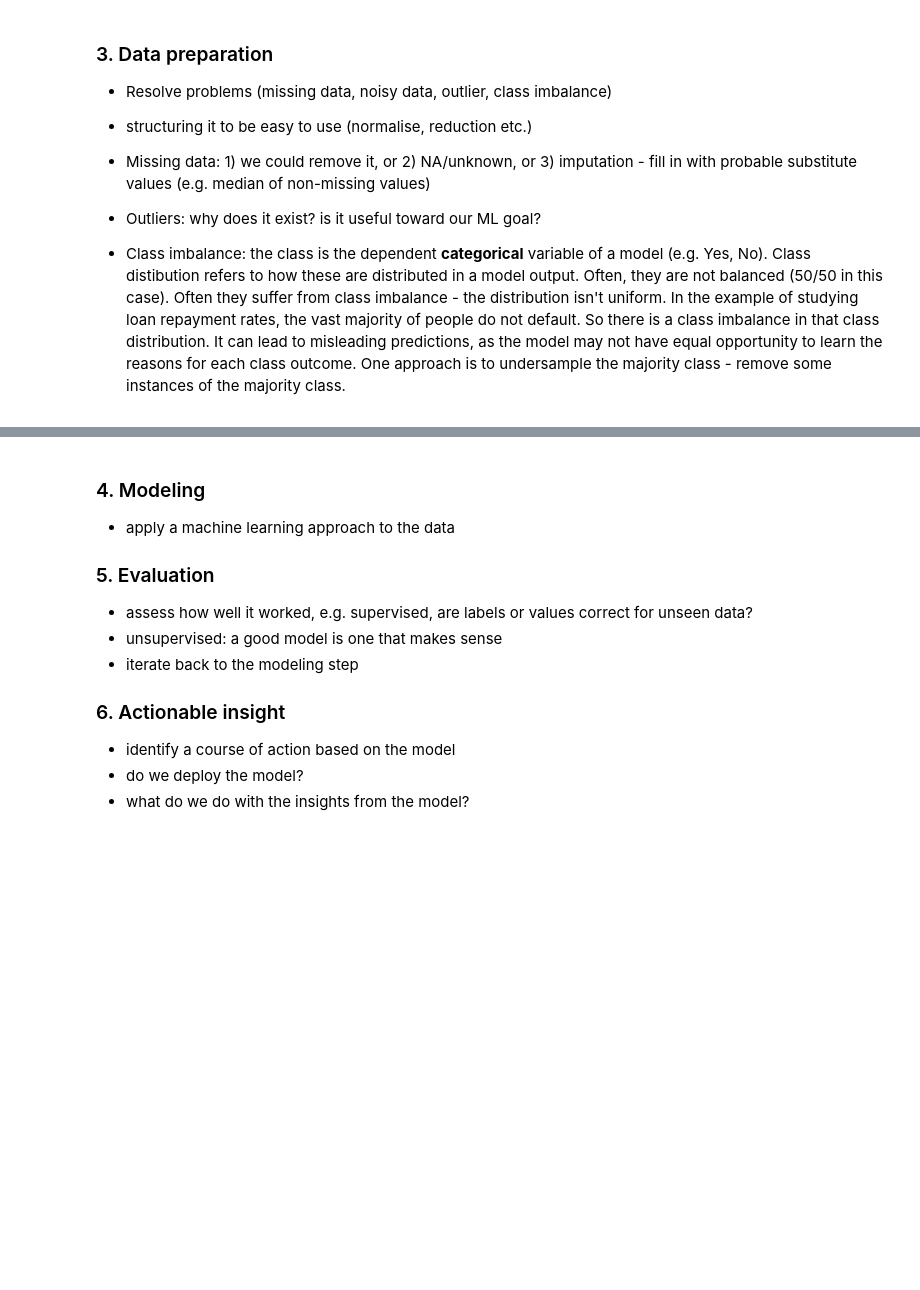
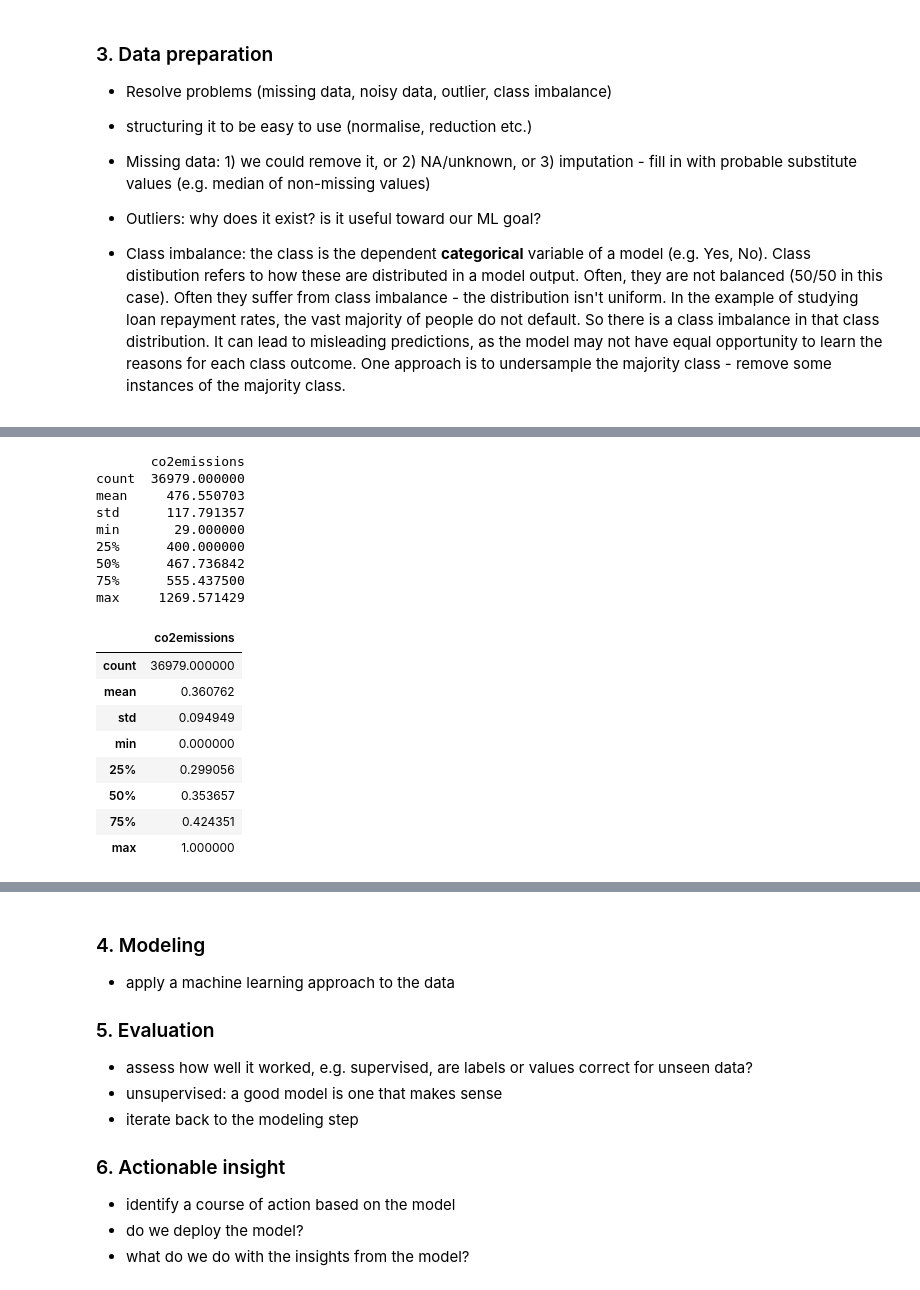
Before and after one commit to CormacKinsella/python-data-science, a Jupyter notebook: python-machine-learning.ipynb, the cells around one changed output, grey strips where cells are left out. Drawn from its saved outputs; the diff is of its cells as text; code cells hidden in the pictures; blank space fills up the shorter version.

```diff
--- a/python-machine-learning.ipynb
+++ b/python-machine-learning.ipynb
@@ -370,0 +472,41 @@ Index: []
+# %%
+%matplotlib inline
+import pandas as pd
+
+# For MinMax scaling
+from sklearn.preprocessing import MinMaxScaler
+
+# In practise with some data, normalise co2emissions
+
+vehicles = pd.read_csv("data/vehicles.csv")
+print(vehicles[['co2emissions']].describe())
+#  vehicles[['co2emissions']].plot(kind = 'hist', bins = 20, figsize = (10, 6))
+
+# Normalise with scikitlearn
+co2emissions_MM = MinMaxScaler().fit_transform(vehicles[['co2emissions']])
+type(co2emissions_MM) # a numpy array
+
+# Transform back to pandas dataframe
+co2emissions_MM = pd.DataFrame(co2emissions_MM, columns = ['co2emissions'])
+
+# Describe it
+co2emissions_MM.describe() # Min now 0, max now 1
+# %% [output]
+       co2emissions
+count  36979.000000
+mean     476.550703
+std      117.791357
+min       29.000000
+25%      400.000000
+50%      467.736842
+75%      555.437500
+max     1269.571429
+|  | co2emissions |
+| count | 36979.000000 |
+| mean | 0.360762 |
+| std | 0.094949 |
+| min | 0.000000 |
+| 25% | 0.299056 |
+| 50% | 0.353657 |
+| 75% | 0.424351 |
+| max | 1.000000 |
```
Also changed, not shown: parts of 8 cells of this notebook.
